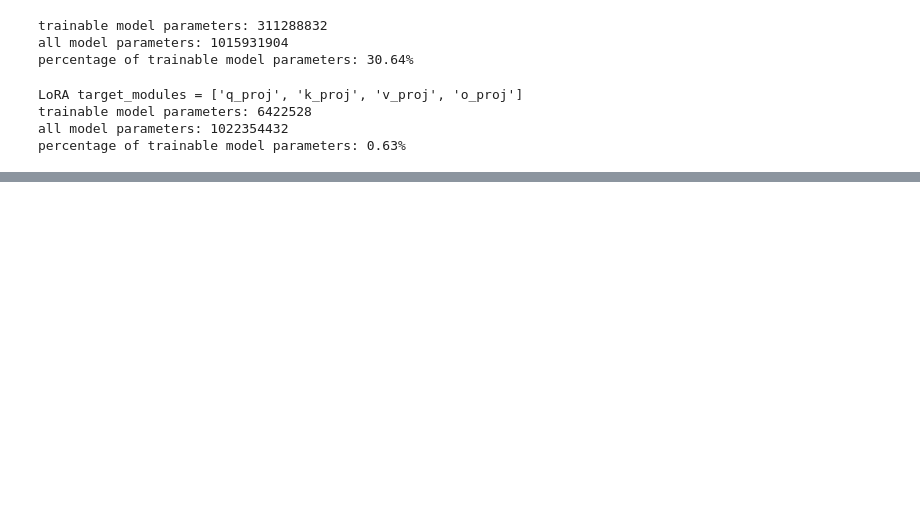
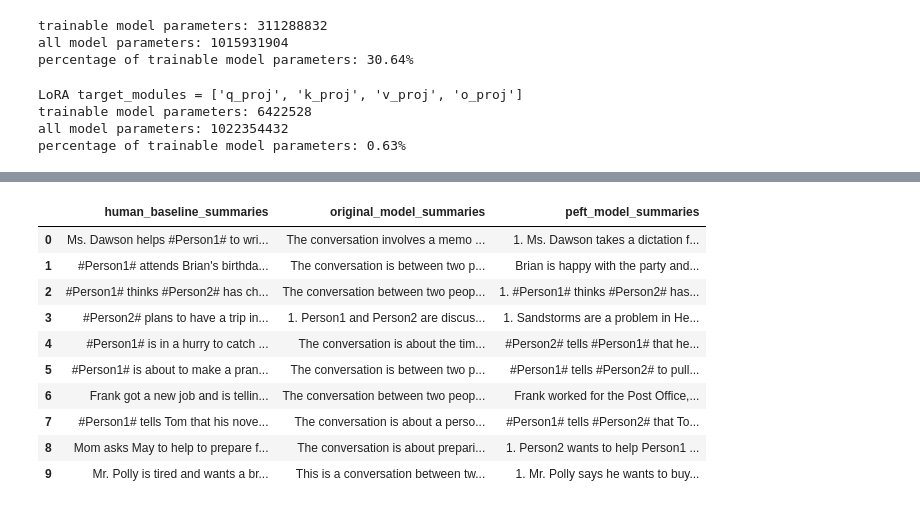
Before and after one commit to tombartos/tp-fine-tuning-student-version, a Jupyter notebook: tp-fine-tuning.ipynb, the cells around one changed output, grey strips where cells are left out. Cells and saved outputs as stored; diff of their text form; code cells hidden in the pictures; blank space fills up the shorter version.

```diff
--- a/tp-fine-tuning.ipynb
+++ b/tp-fine-tuning.ipynb
@@ -698,0 +845,15 @@ CUDA mem free/total (pre-TrainingArgs): 9.28 / 14.74 GiB
+# %%
+pd.set_option("display.max_rows", 200)  # ou une valeur assez grande
+df
+# %% [output]
+|  | human_baseline_summaries | original_model_summaries | peft_model_summaries |
+| 0 | Ms. Dawson helps #Person1# to wri... | The conversation involves a memo ... | 1. Ms. Dawson takes a dictation f... |
+| 1 | #Person1# attends Brian's birthda... | The conversation is between two p... | Brian is happy with the party and... |
+| 2 | #Person1# thinks #Person2# has ch... | The conversation between two peop... | 1. #Person1# thinks #Person2# has... |
+| 3 | #Person2# plans to have a trip in... | 1. Person1 and Person2 are discus... | 1. Sandstorms are a problem in He... |
+| 4 | #Person1# is in a hurry to catch ... | The conversation is about the tim... | #Person2# tells #Person1# that he... |
+| 5 | #Person1# is about to make a pran... | The conversation is between two p... | #Person1# tells #Person2# to pull... |
+| 6 | Frank got a new job and is tellin... | The conversation between two peop... | Frank worked for the Post Office,... |
+| 7 | #Person1# tells Tom that his nove... | The conversation is about a perso... | #Person1# tells #Person2# that To... |
+| 8 | Mom asks May to help to prepare f... | The conversation is about prepari... | 1. Person2 wants to help Person1 ... |
+| 9 | Mr. Polly is tired and wants a br... | This is a conversation between tw... | 1. Mr. Polly says he wants to buy... |
```
Also changed, not shown: parts of 12 cells of this notebook.
